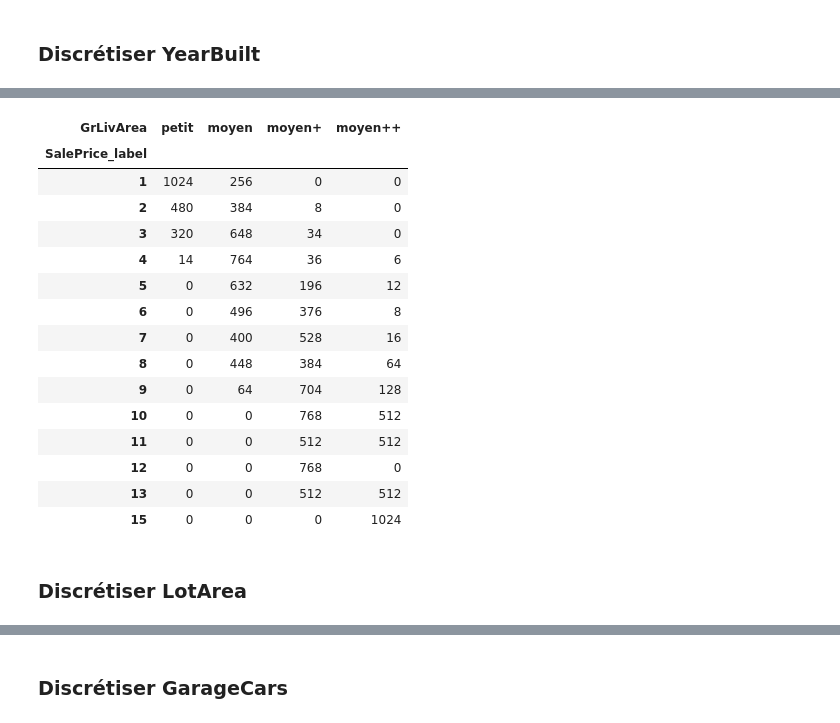
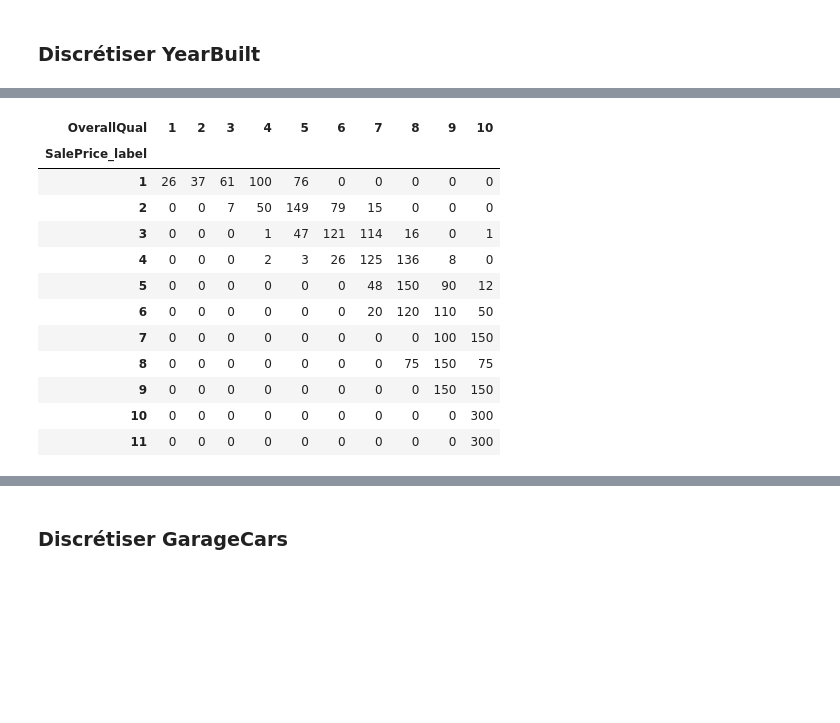
Before and after one commit to NandoGoncalves/House_Prices, a Jupyter notebook: house-prices_b01.ipynb, the cells around one changed output, grey strips where cells are left out. Cells and saved outputs as stored; diff of their text form; code cells hidden in the pictures; blank space fills up the shorter version.

```diff
--- a/house-prices_b01.ipynb
+++ b/house-prices_b01.ipynb
@@ -63,0 +74,4 @@ memory usage: 8.4+ MB
+# %%
+df = df[['OverallQual', 'TotalBsmtSF', '1stFlrSF', 'GrLivArea', 'FullBath', 'TotRmsAbvGrd', 'Fireplaces', 'GarageCars', 'GarageArea', 'YearBuilt', 'SalePrice', 'SalePrice_label']]
+
+df.head()
@@ -94,3 +139,3 @@ df_num.shape
 # %%
-df_num = df_num[['LotArea', 'YearBuilt', 'GrLivArea', 'GarageCars','SalePrice_label']]
-df_num.head()
+#df_num = df_num[['LotArea', 'YearBuilt', 'GrLivArea', 'GarageCars','SalePrice_label']]
+#df_num.head()
@@ -142,26 +177,19 @@ df_num['GrLivArea'].plot(kind='hist', edgecolor='black')
 # %%
-df_num_GrLivArea = pd.cut(x      = df_num['GrLivArea'],
-                  bins   = [0, 1000, 2000, 3000, 6000],
-                  labels = ['petit', 'moyen', 'moyen+', 'moyen++'])
+df_num_OverallQual = df_num['OverallQual']
 
 
-pd.crosstab(df_num['SalePrice_label'], df_num_GrLivArea)
+pd.crosstab(df_num['SalePrice_label'], df_num_OverallQual)
 # %% [output]
-| GrLivArea | petit | moyen | moyen+ | moyen++ |
-| SalePrice_label |  |  |  |  |
-| 1 | 1024 | 256 | 0 | 0 |
-| 2 | 480 | 384 | 8 | 0 |
-| 3 | 320 | 648 | 34 | 0 |
-| 4 | 14 | 764 | 36 | 6 |
-| 5 | 0 | 632 | 196 | 12 |
-| 6 | 0 | 496 | 376 | 8 |
-| 7 | 0 | 400 | 528 | 16 |
-| 8 | 0 | 448 | 384 | 64 |
-| 9 | 0 | 64 | 704 | 128 |
-| 10 | 0 | 0 | 768 | 512 |
-| 11 | 0 | 0 | 512 | 512 |
-| 12 | 0 | 0 | 768 | 0 |
-| 13 | 0 | 0 | 512 | 512 |
-| 15 | 0 | 0 | 0 | 1024 |
+| OverallQual | 1 | 2 | 3 | 4 | 5 | 6 | 7 | 8 | 9 | 10 |
+| SalePrice_label |  |  |  |  |  |  |  |  |  |  |
+| 1 | 26 | 37 | 61 | 100 | 76 | 0 | 0 | 0 | 0 | 0 |
+| 2 | 0 | 0 | 7 | 50 | 149 | 79 | 15 | 0 | 0 | 0 |
+| 3 | 0 | 0 | 0 | 1 | 47 | 121 | 114 | 16 | 0 | 1 |
+| 4 | 0 | 0 | 0 | 2 | 3 | 26 | 125 | 136 | 8 | 0 |
+| 5 | 0 | 0 | 0 | 0 | 0 | 0 | 48 | 150 | 90 | 12 |
+| 6 | 0 | 0 | 0 | 0 | 0 | 0 | 20 | 120 | 110 | 50 |
+| 7 | 0 | 0 | 0 | 0 | 0 | 0 | 0 | 0 | 100 | 150 |
+| 8 | 0 | 0 | 0 | 0 | 0 | 0 | 0 | 75 | 150 | 75 |
+| 9 | 0 | 0 | 0 | 0 | 0 | 0 | 0 | 0 | 150 | 150 |
+| 10 | 0 | 0 | 0 | 0 | 0 | 0 | 0 | 0 | 0 | 300 |
+| 11 | 0 | 0 | 0 | 0 | 0 | 0 | 0 | 0 | 0 | 300 |
-# %% [markdown]
-### Discrétiser LotArea
```
Also changed, not shown: parts of 69 cells of this notebook, 10 other files.
